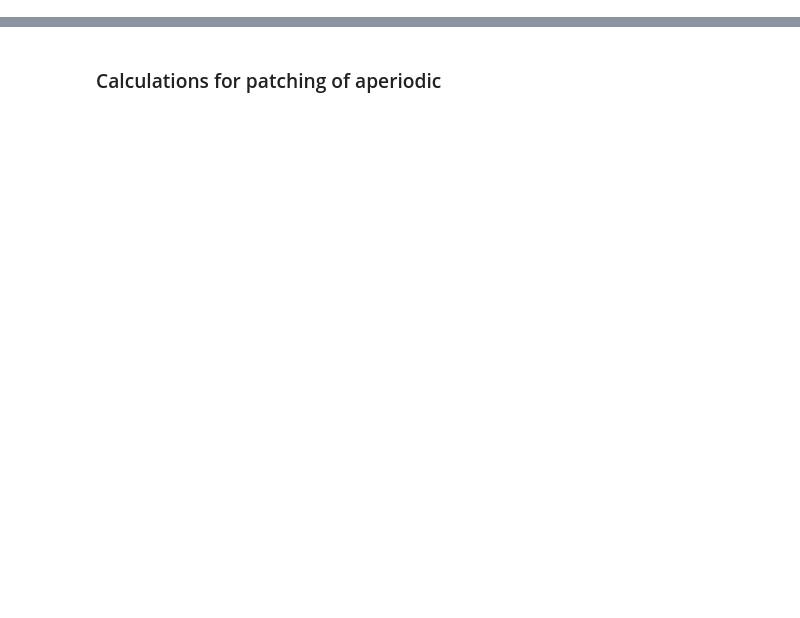
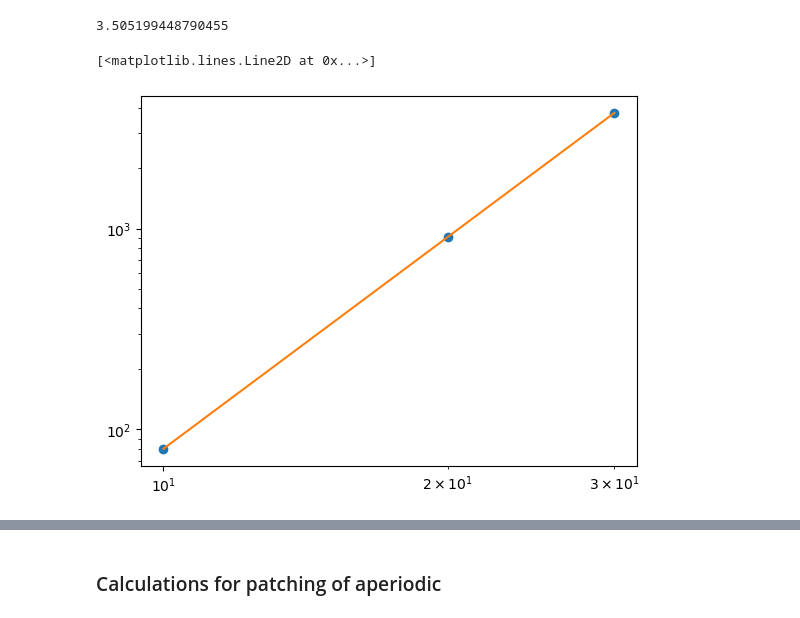
Before and after one commit to sidneyholden1/metric_graph, a Jupyter notebook: test_scripts/patching2.ipynb, the cells around one changed output, grey strips where cells are left out. Saved outputs shown, nothing was run; the diff lists cells and outputs as text; code cells hidden in the pictures; blank space fills up the shorter version.

```diff
--- a/test_scripts/patching2.ipynb
+++ b/test_scripts/patching2.ipynb
@@ -234,0 +331,20 @@ class Renormalization:
+# %%
+x = np.array([10, 20 ,30])
+y = np.array([80, 913, 3759])
+
+# Plot the data on a log-log scale
+plt.loglog(x, y, 'o', label='Data')
+
+# Perform linear regression on the log-transformed data
+log_x = np.log10(x)
+log_y = np.log10(y)
+slope, intercept = np.polyfit(log_x, log_y, 1)
+print(slope)
+
+# Plot the fitted line
+fitted_y = 10**(intercept) * x ** slope
+plt.loglog(x, fitted_y, '-', label=f'Fit: y = x^{slope:.2f}')
+# %% [output]
+3.505199448790455
+[<matplotlib.lines.Line2D at 0x...>]
+[figure, added]
```
Also changed, not shown: parts of 46 cells of this notebook, 10 other files.
